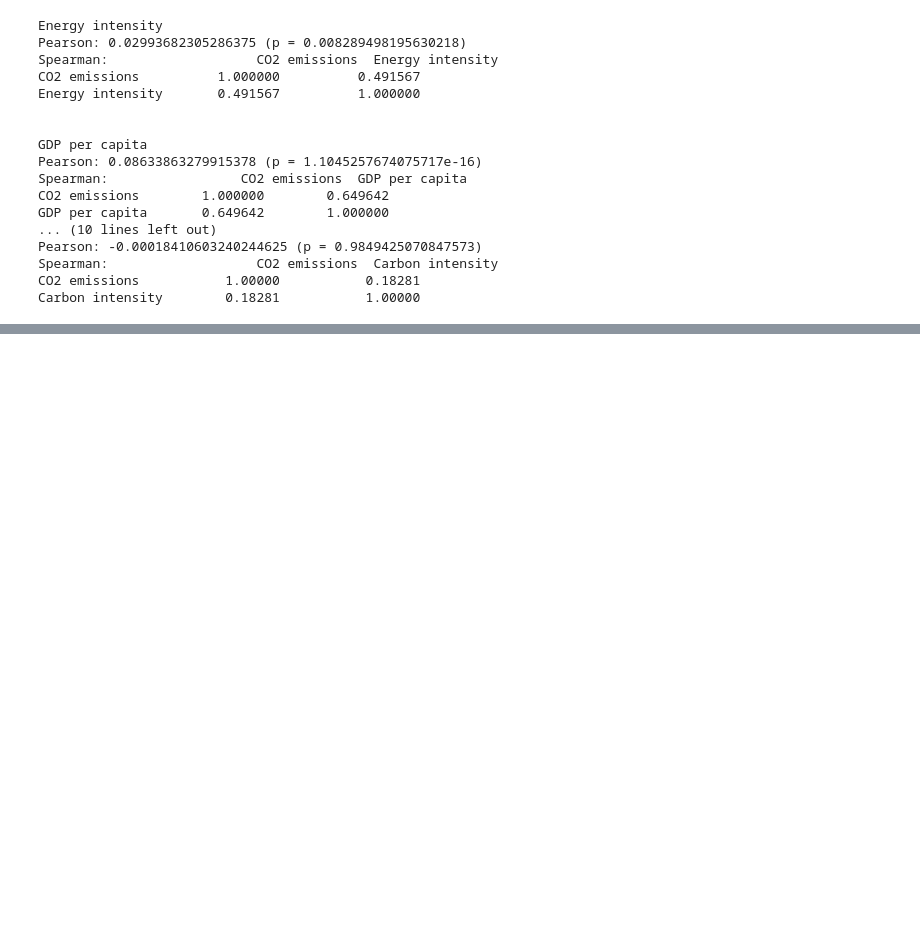
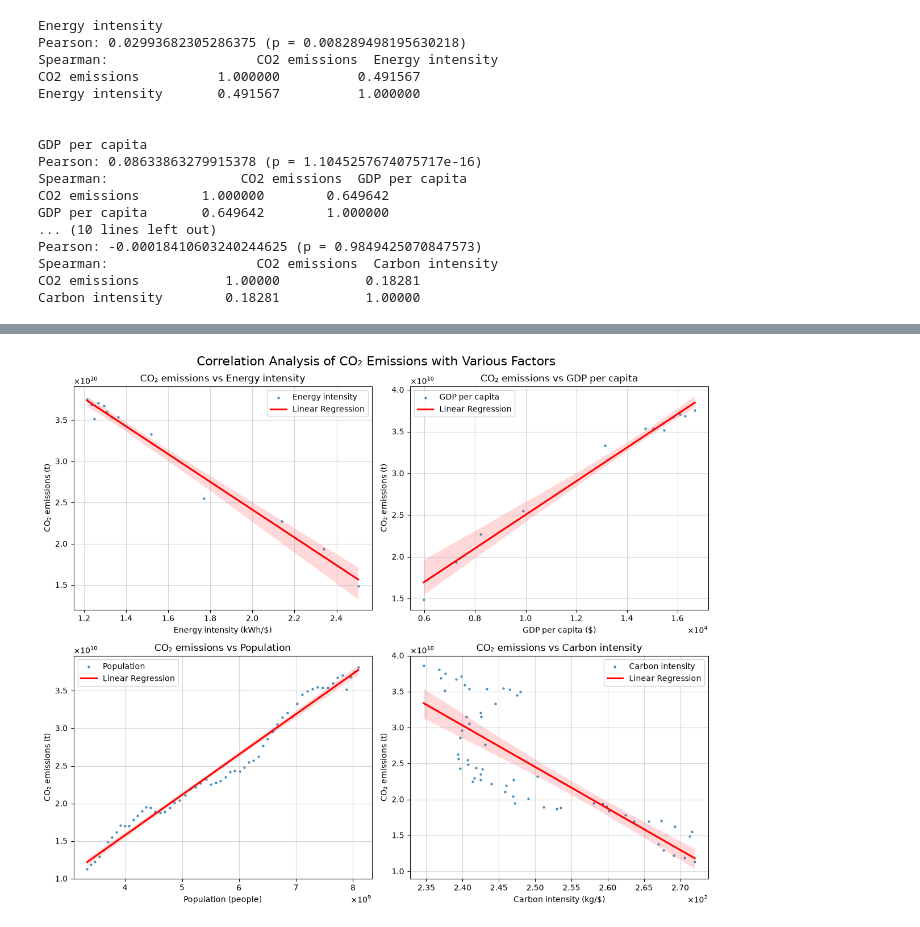
Before and after one commit to majavanput/co2-emissions, a Jupyter notebook: notebooks/q1-predictor-co2-output.ipynb, the cells around one changed output, grey strips where cells are left out. Cells and saved outputs as stored; diff of their text form; code cells hidden in the pictures; blank space fills up the shorter version.

```diff
--- a/notebooks/q1-predictor-co2-output.ipynb
+++ b/notebooks/q1-predictor-co2-output.ipynb
@@ -145,3 +190,36 @@ plt.show()
+# %%
+# Select the relevant columns for correlation analysis
+correlation_columns = ['Energy intensity', 'GDP per capita', 'Population', 'Carbon intensity']
+
+# Units: https://ourworldindata.org/grapher/kaya-identity-co2?overlay=sources
+xaxis = ['Energy intensity (kWh/$)', 'GDP per capita ($)', 'Population (people)', 'Carbon intensity (kg/$)']
+
+# Create a figure and axis object for plotting the correlations
+fig, axes = plt.subplots(nrows=2, ncols=2, figsize=(12, 10))
+
+# To access in for loop, flatten the axes array
+axes = axes.flatten()
+
+for i, corr in enumerate(correlation_columns):
+    # Add a regression line with scatter points
+    sns.regplot(data=filtered_dfs_world[corr], x=corr, y='CO2 emissions', ax=axes[i], scatter=True, label=corr,
+        scatter_kws={'color': 'tab:blue', 'alpha': 0.7, 's': 5}, line_kws={'color': 'red', 'label': 'Linear Regression'})
+
+    # Set title, labels, legend, grid
+    axes[i].set_title(f'CO₂ emissions vs {corr}')
+    axes[i].set_xlabel(xaxis[i])
+    axes[i].set_ylabel('CO₂ emissions (t)')
+    axes[i].legend()
+    axes[i].grid(alpha=0.5)
+
+    # Use a mathematical expression for large numbers
+    axes[i].ticklabel_format(style='sci', axis='both', scilimits=(0, 0), useMathText=True)
+
+fig.suptitle('Correlation Analysis of CO₂ Emissions with Various Factors', fontsize=16)
+plt.tight_layout()
+plt.show()
+# %% [output]
+[figure, added]
 # %% [markdown]
 **What is the biggest predictor of a large CO₂ output per capita of a country?**
 
```
Also changed, not shown: parts of 4 cells of this notebook.
